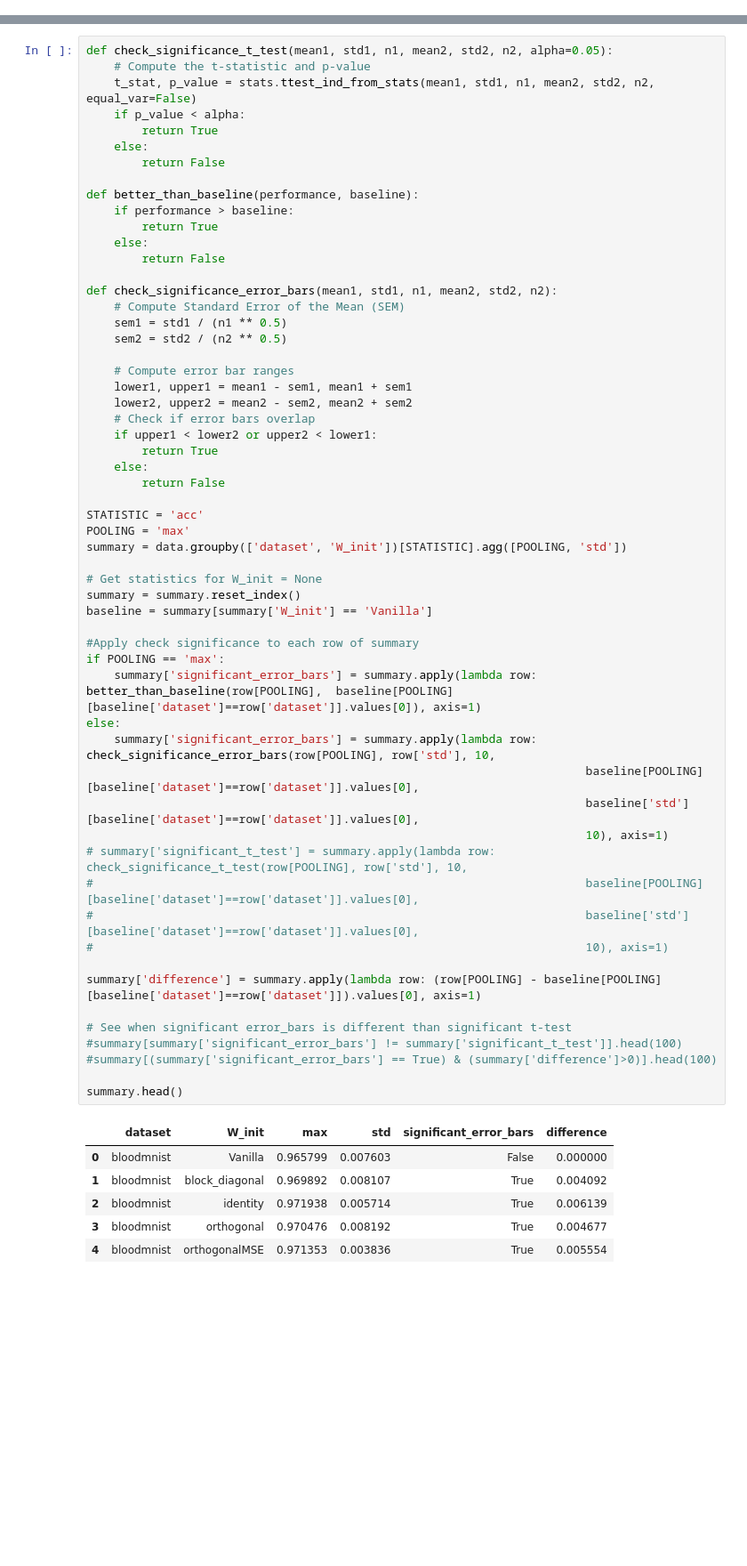
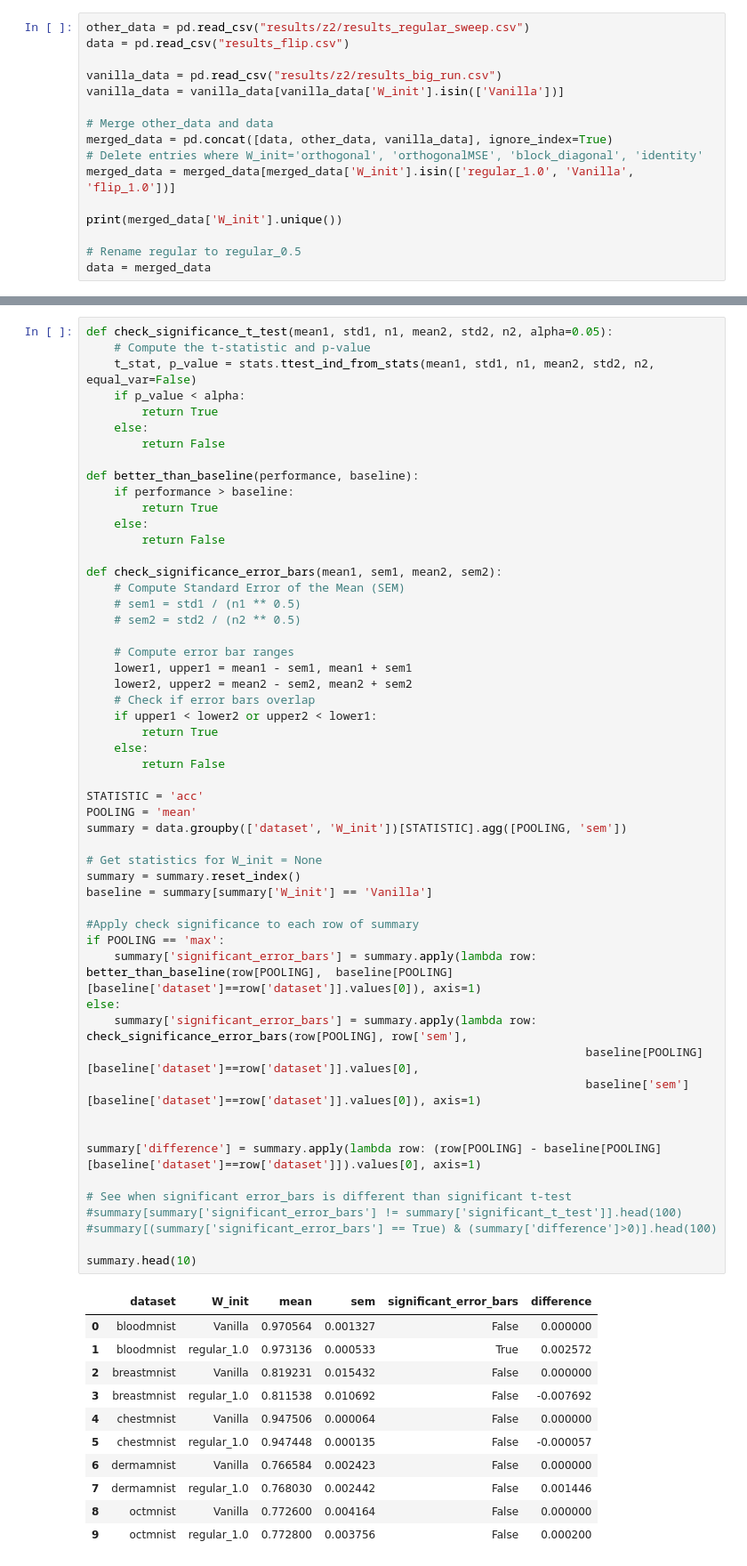
Before and after one commit to rick-ali/MedMNIST_functorial, a Jupyter notebook: display_data.ipynb, the cells around one changed output, grey strips where cells are left out. Shown at 89% size. Drawn from its saved outputs; the diff is of its cells as text; blank space fills up the shorter version.

```diff
--- a/display_data.ipynb
+++ b/display_data.ipynb
@@ -143,0 +136,16 @@ data[(data['W_init']=='orthogonalMSE')].head(30)
+# %%
+other_data = pd.read_csv("results/z2/results_regular_sweep.csv")
+data = pd.read_csv("results_flip.csv")
+
+vanilla_data = pd.read_csv("results/z2/results_big_run.csv")
+vanilla_data = vanilla_data[vanilla_data['W_init'].isin(['Vanilla'])]
+
+# Merge other_data and data
+merged_data = pd.concat([data, other_data, vanilla_data], ignore_index=True)
+# Delete entries where W_init='orthogonal', 'orthogonalMSE', 'block_diagonal', 'identity'
+merged_data = merged_data[merged_data['W_init'].isin(['regular_1.0', 'Vanilla', 'flip_1.0'])]
+
+print(merged_data['W_init'].unique())
+
+# Rename regular to regular_0.5
+data = merged_data
@@ -156,53 +166,54 @@ def better_than_baseline(performance, baseline):
     else:
         return False
 
-def check_significance_error_bars(mean1, std1, n1, mean2, std2, n2):
+def check_significance_error_bars(mean1, sem1, mean2, sem2):
     # Compute Standard Error of the Mean (SEM)
-    sem1 = std1 / (n1 ** 0.5)
-    sem2 = std2 / (n2 ** 0.5)
+    # sem1 = std1 / (n1 ** 0.5)
+    # sem2 = std2 / (n2 ** 0.5)
 
     # Compute error bar ranges
     lower1, upper1 = mean1 - sem1, mean1 + sem1
     lower2, upper2 = mean2 - sem2, mean2 + sem2
     # Check if error bars overlap
     if upper1 < lower2 or upper2 < lower1:
         return True
     else:
         return False
 
 STATISTIC = 'acc'
-POOLING = 'max'
-summary = data.groupby(['dataset', 'W_init'])[STATISTIC].agg([POOLING, 'std'])
+POOLING = 'mean'
+summary = data.groupby(['dataset', 'W_init'])[STATISTIC].agg([POOLING, 'sem'])
 
 # Get statistics for W_init = None
 summary = summary.reset_index()
 baseline = summary[summary['W_init'] == 'Vanilla']
 
 #Apply check significance to each row of summary
 if POOLING == 'max':
     summary['significant_error_bars'] = summary.apply(lambda row: better_than_baseline(row[POOLING],  baseline[POOLING][baseline['dataset']==row['dataset']].values[0]), axis=1)
 else:
-    summary['significant_error_bars'] = summary.apply(lambda row: check_significance_error_bars(row[POOLING], row['std'], 10,
+    summary['significant_error_bars'] = summary.apply(lambda row: check_significance_error_bars(row[POOLING], row['sem'],
                                                                         baseline[POOLING][baseline['dataset']==row['dataset']].values[0],
-                                                                        baseline['std'][baseline['dataset']==row['dataset']].values[0],
-                                                                        10), axis=1)
-# summary['significant_t_test'] = summary.apply(lambda row: check_significance_t_test(row[POOLING], row['std'], 10,
-#                                                                       baseline[POOLING][baseline['dataset']==row['dataset']].values[0],
-#                                                                       baseline['std'][baseline['dataset']==row['dataset']].values[0],
-#                                                                       10), axis=1)
+                                                                        baseline['sem'][baseline['dataset']==row['dataset']].values[0]), axis=1)
+
 
 summary['difference'] = summary.apply(lambda row: (row[POOLING] - baseline[POOLING][baseline['dataset']==row['dataset']]).values[0], axis=1)
 
 # See when significant error_bars is different than significant t-test
 #summary[summary['significant_error_bars'] != summary['significant_t_test']].head(100)
 #summary[(summary['significant_error_bars'] == True) & (summary['difference']>0)].head(100)
 
-summary.head()
+summary.head(10)
 # %% [output]
-|  | dataset | W_init | max | std | significant_error_bars | difference |
-| 0 | bloodmnist | Vanilla | 0.965799 | 0.007603 | False | 0.000000 |
-| 1 | bloodmnist | block_diagonal | 0.969892 | 0.008107 | True | 0.004092 |
-| 2 | bloodmnist | identity | 0.971938 | 0.005714 | True | 0.006139 |
-| 3 | bloodmnist | orthogonal | 0.970476 | 0.008192 | True | 0.004677 |
-| 4 | bloodmnist | orthogonalMSE | 0.971353 | 0.003836 | True | 0.005554 |
+|  | dataset | W_init | mean | sem | significant_error_bars | difference |
+| 0 | bloodmnist | Vanilla | 0.970564 | 0.001327 | False | 0.000000 |
+| 1 | bloodmnist | regular_1.0 | 0.973136 | 0.000533 | True | 0.002572 |
+| 2 | breastmnist | Vanilla | 0.819231 | 0.015432 | False | 0.000000 |
+| 3 | breastmnist | regular_1.0 | 0.811538 | 0.010692 | False | -0.007692 |
+| 4 | chestmnist | Vanilla | 0.947506 | 0.000064 | False | 0.000000 |
+| 5 | chestmnist | regular_1.0 | 0.947448 | 0.000135 | False | -0.000057 |
+| 6 | dermamnist | Vanilla | 0.766584 | 0.002423 | False | 0.000000 |
+| 7 | dermamnist | regular_1.0 | 0.768030 | 0.002442 | False | 0.001446 |
+| 8 | octmnist | Vanilla | 0.772600 | 0.004164 | False | 0.000000 |
+| 9 | octmnist | regular_1.0 | 0.772800 | 0.003756 | False | 0.000200 |
 # %%
```
Also changed, not shown: parts of 7 cells of this notebook, 14 other files.
